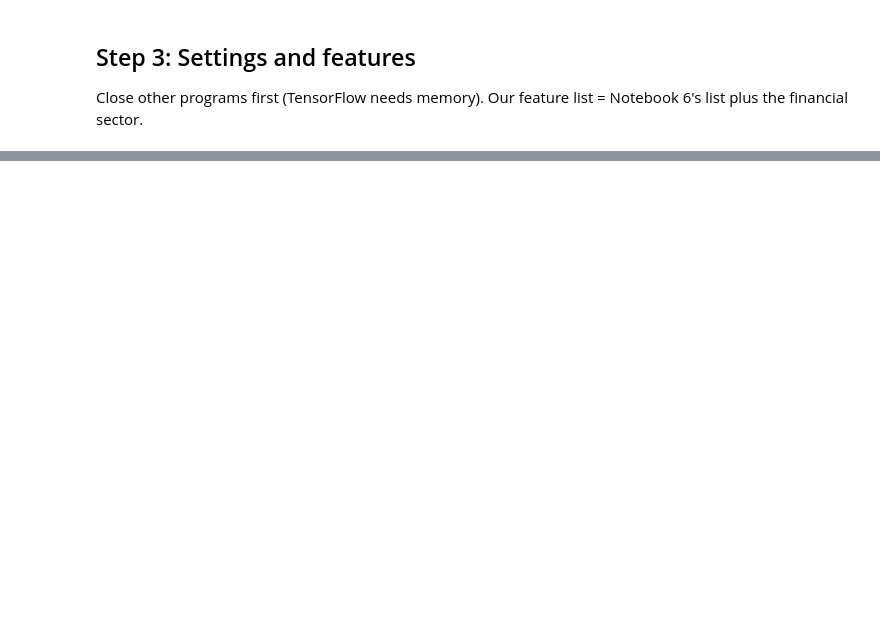
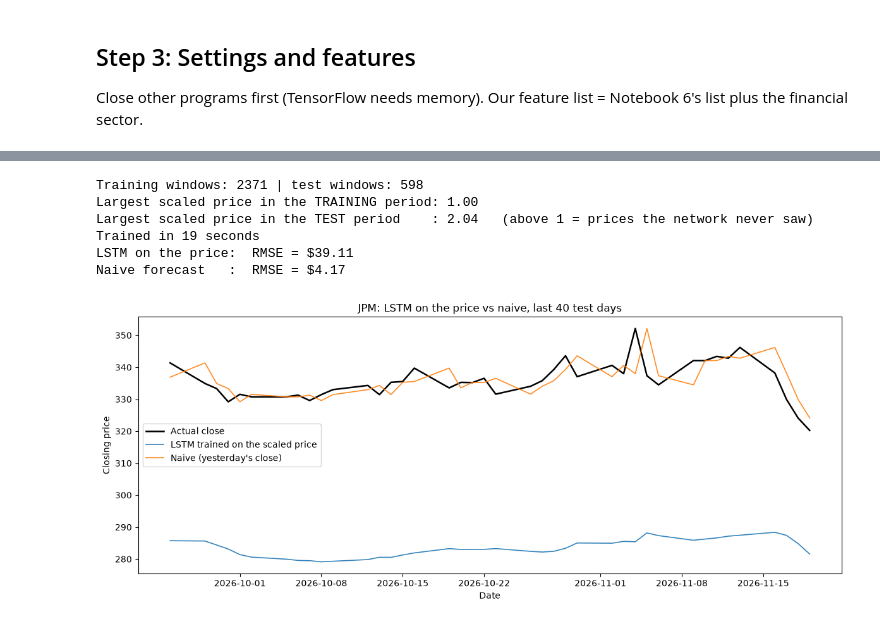
Before and after one commit to Matrixbenny/smm-202604-c2-module7-time-series, a Jupyter notebook: lab_5_neural_networks.ipynb, the cells around one changed output, grey strips where cells are left out. Drawn from its saved outputs; the diff is of its cells as text; code cells hidden in the pictures; blank space fills up the shorter version.

Commit message:
Lab 5: LSTM and GRU, tuning, three seeds, 63-day path

```diff
--- a/lab_5_neural_networks.ipynb
+++ b/lab_5_neural_networks.ipynb
@@ -148,0 +104,44 @@ else:
+# %%
+from sklearn.preprocessing import MinMaxScaler
+
+prices = frame["Close"].values.reshape(-1, 1)
+split = int(len(prices) * 0.8)
+
+price_scaler = MinMaxScaler().fit(prices[:split])           # fitted on the training days only
+scaled = price_scaler.transform(prices)
+
+X_p, y_p = make_windows(scaled[:-1], scaled[1:, 0], WINDOW)  # label = scaled price on the next day
+window_end_p = np.arange(WINDOW - 1, len(prices) - 1)
+is_train_p = window_end_p + 1 < split
+
+print("Training windows:", is_train_p.sum(), "| test windows:", (~is_train_p).sum())
+print(f"Largest scaled price in the TRAINING period: {scaled[:split].max():.2f}")
+print(f"Largest scaled price in the TEST period    : {scaled[split:].max():.2f}   (above 1 = prices the network never saw)")
+
+set_seed(config.SEED)
+keras.backend.clear_session()
+price_model = build_lstm(WINDOW, 1, units=32)
+started = time.time()
+price_model.fit(X_p[is_train_p], y_p[is_train_p], epochs=30, batch_size=32,
+                validation_split=0.1, shuffle=False, verbose=0)
+print(f"Trained in {time.time() - started:.0f} seconds")
+
+predicted_price = price_scaler.inverse_transform(price_model.predict(X_p[~is_train_p], verbose=0).reshape(-1, 1)).ravel()
+actual_price = price_scaler.inverse_transform(y_p[~is_train_p].reshape(-1, 1)).ravel()
+yesterday_price = price_scaler.inverse_transform(X_p[~is_train_p][:, -1, 0].reshape(-1, 1)).ravel()   # naive
+
+print(f"LSTM on the price:  RMSE = ${rmse(actual_price, predicted_price):.2f}")
+print(f"Naive forecast   :  RMSE = ${rmse(actual_price, yesterday_price):.2f}")
+
+test_dates_p = frame.index[window_end_p[~is_train_p] + 1]
+plot_price_forecasts(test_dates_p, actual_price,
+                     {"LSTM trained on the scaled price": predicted_price, "Naive (yesterday's close)": yesterday_price},
+                     title="JPM: LSTM on the price vs naive, last 40 test days", last_n=40)
+# %% [output]
+Training windows: 2371 | test windows: 598
+Largest scaled price in the TRAINING period: 1.00
+Largest scaled price in the TEST period    : 2.04   (above 1 = prices the network never saw)
+Trained in 19 seconds
+LSTM on the price:  RMSE = $39.11
+Naive forecast   :  RMSE = $4.17
+[figure, added]
```
Also changed, not shown: parts of 53 cells of this notebook, 4 other files.
